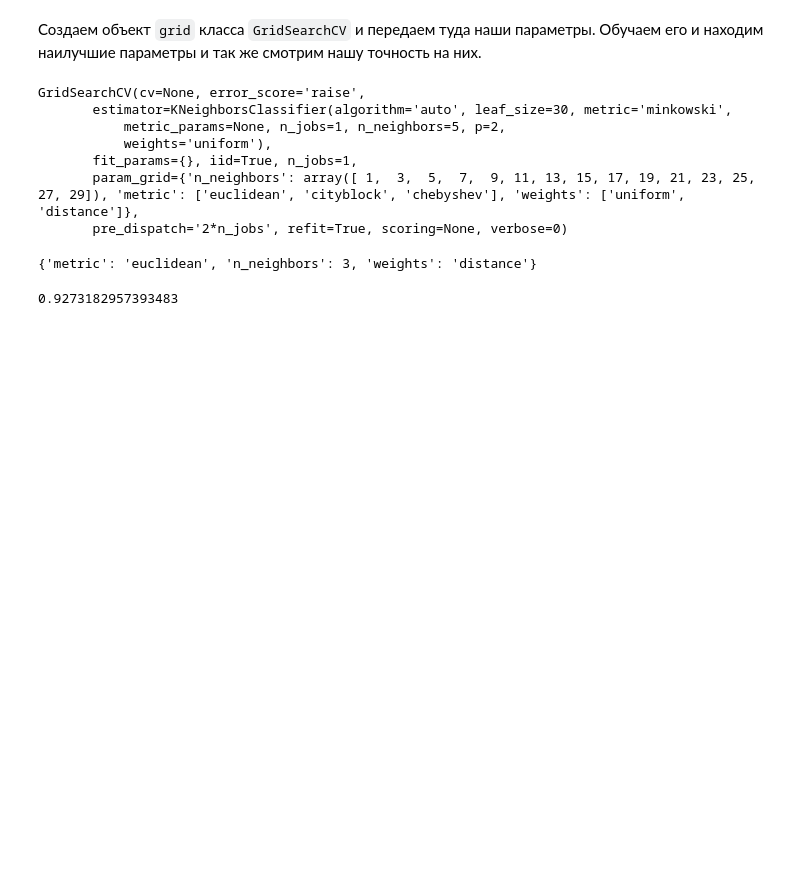
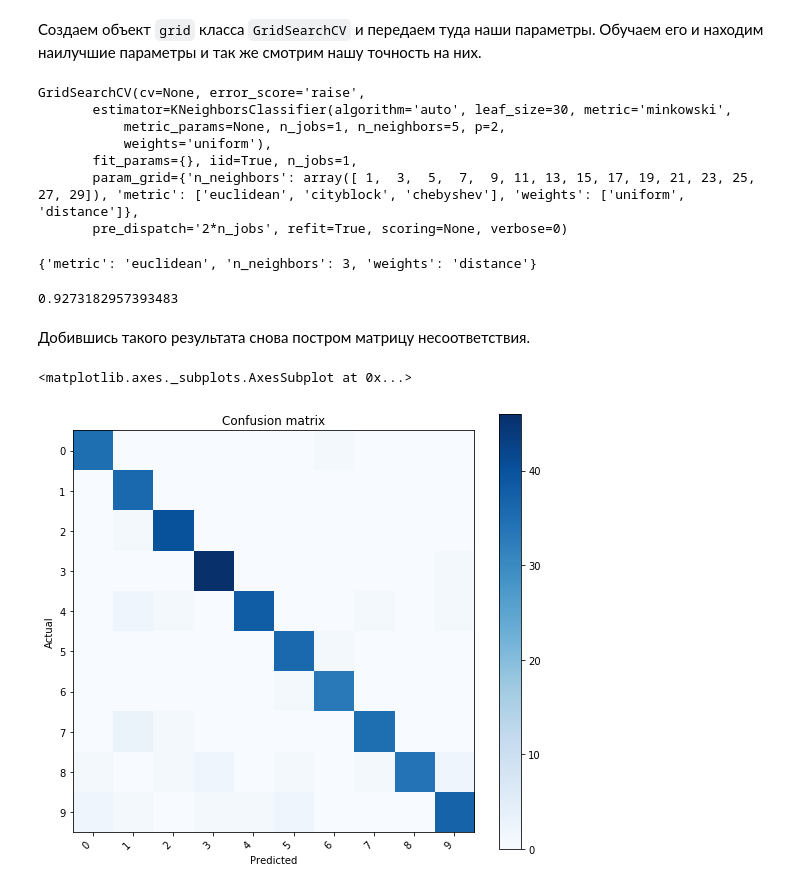
Before and after one commit to morememes/homework, a Jupyter notebook: knn.ipynb, the cells around one changed output. Saved outputs shown, nothing was run; the diff lists cells and outputs as text; code cells hidden in the pictures; blank space fills up the shorter version.

```diff
--- a/knn.ipynb
+++ b/knn.ipynb
@@ -137,3 +166,12 @@ acc = grid.score(x_test, y_test)
 acc
 # %% [output]
 0.9273182957393483
+# %% [markdown]
+Добившись такого результата снова постром матрицу несоответствия.
+# %%
+y_pred = grid.predict(x_test)
+cm = ConfusionMatrix(y_test, y_pred)
+cm.plot(cmap=plt.cm.Blues)
+# %% [output]
+<matplotlib.axes._subplots.AxesSubplot at 0x...>
+[figure, added]
```
Also changed, not shown: parts of 5 cells of this notebook.
